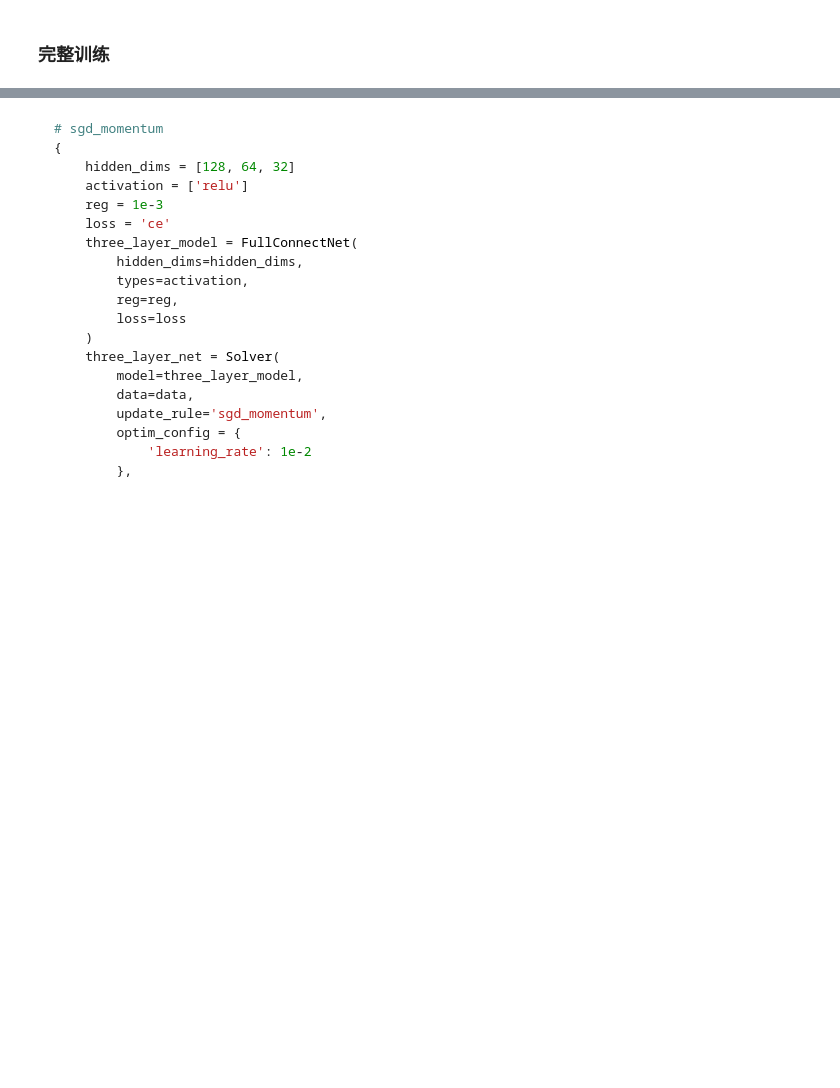
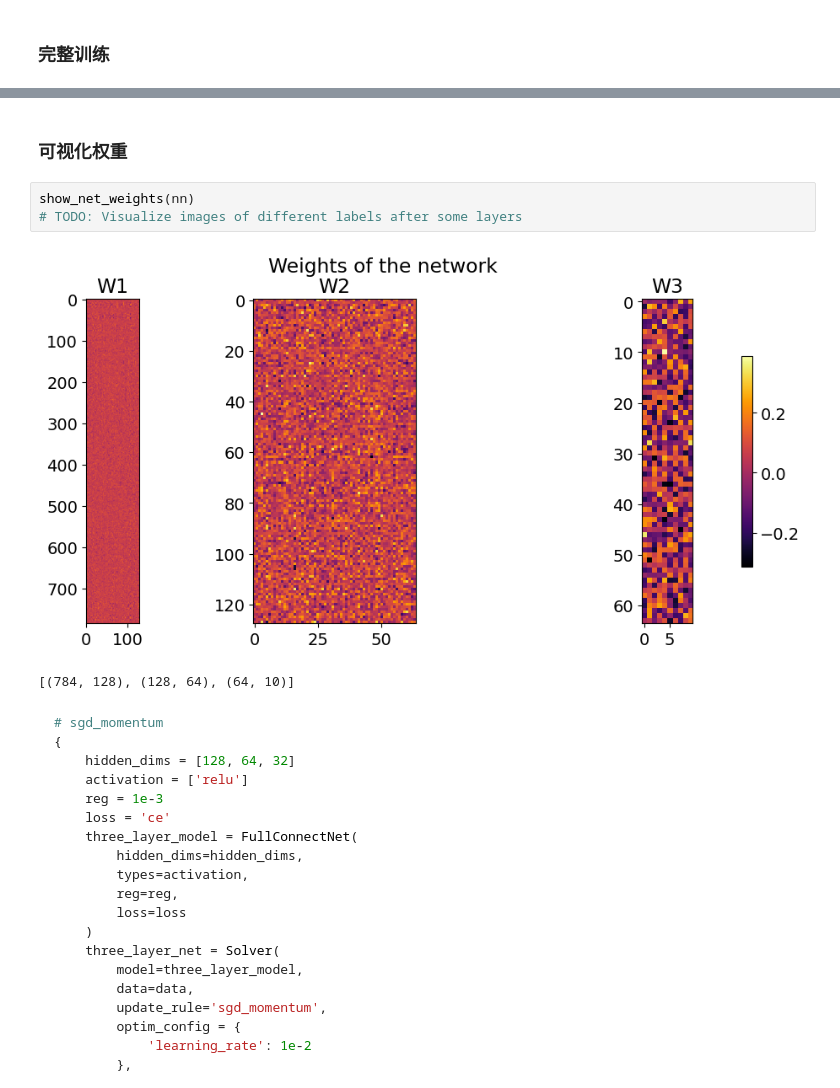
Before and after one commit to mango7789/Computer-Vision-DATA130051, a Jupyter notebook: 作业一/main.ipynb, the cells around one changed output, grey strips where cells are left out. Cells and saved outputs as stored; diff of their text form; blank space fills up the shorter version.

````diff
--- a/作业一/main.ipynb
+++ b/作业一/main.ipynb
@@ -193,3 +209,11 @@ nn = train_with_params(
+# %% [markdown]
+### 可视化权重
+# %%
+show_net_weights(nn)
+# TODO: Visualize images of different labels after some layers
+# %% [output]
+[figure, added]
+[(784, 128), (128, 64), (64, 10)]
 # %% [markdown]
 ```python
 # sgd_momentum
````
Also changed, not shown: parts of 2 cells of this notebook, 9 other files.
